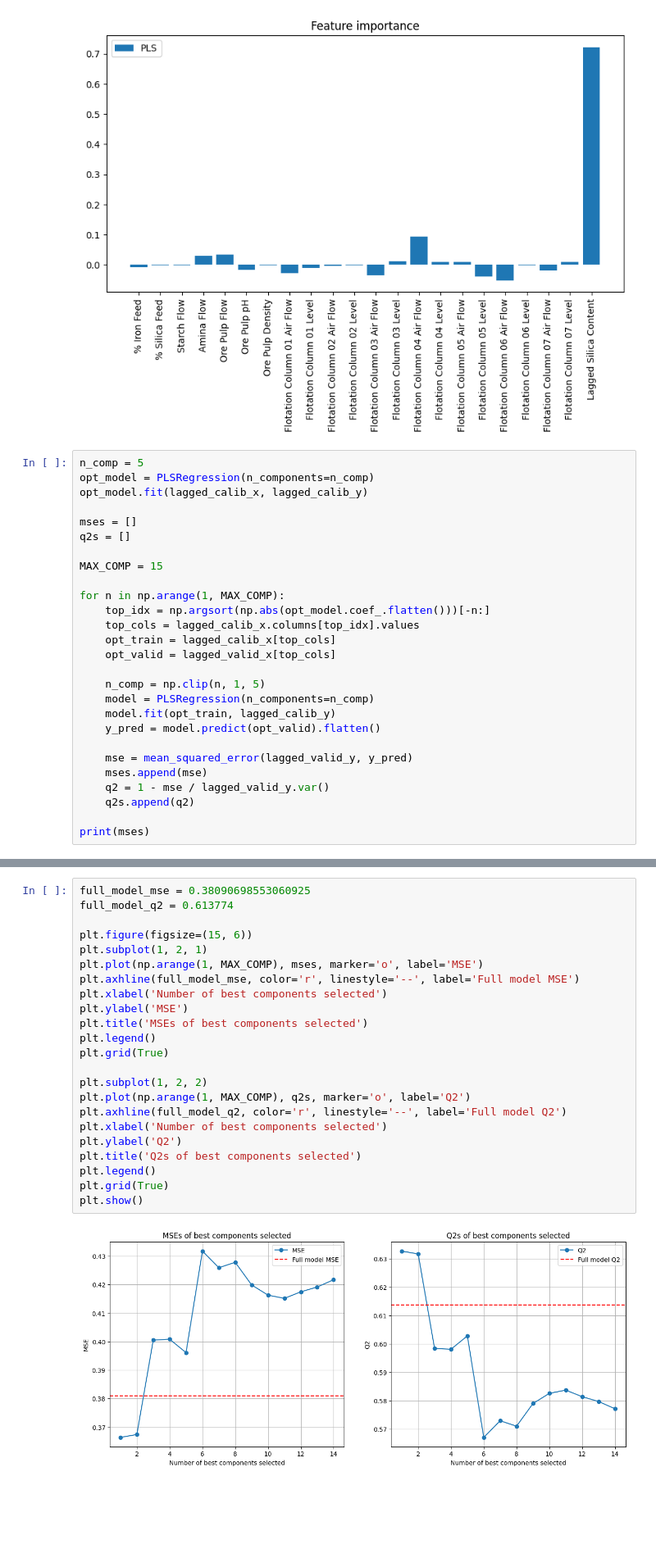
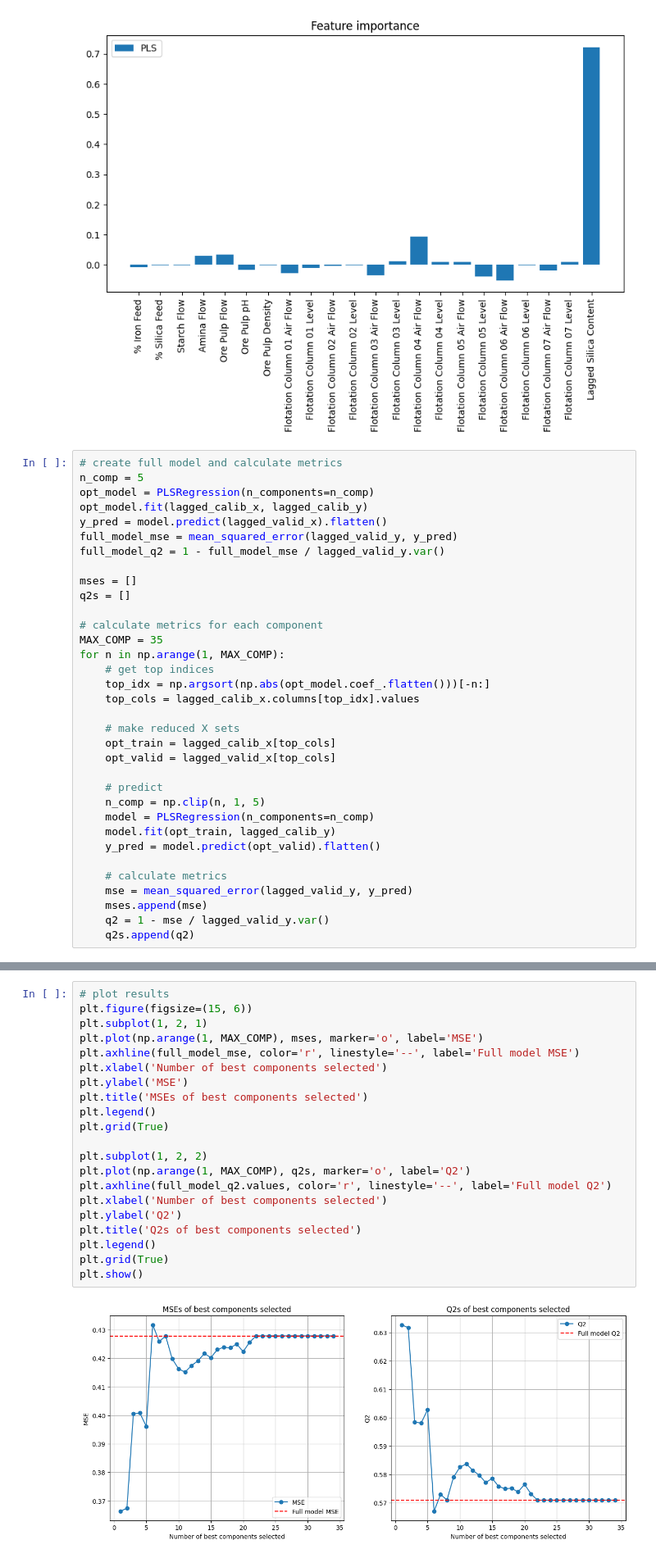
Before and after one commit to Unexp1ainable/ADAML-Project1, a Jupyter notebook: project_sam.ipynb, the cells around one changed output, grey strips where cells are left out. Shown: that part at 82% size. Cells and saved outputs as stored; diff of their text form; blank space fills up the shorter version.

Commit message:
added comments, changed hard coded part, created final model

```diff
--- a/project_sam.ipynb
+++ b/project_sam.ipynb
@@ -369,29 +369,36 @@ plt.show()
 # %% [output]
 [figure]
 # %%
+# create full model and calculate metrics
 n_comp = 5
 opt_model = PLSRegression(n_components=n_comp)
 opt_model.fit(lagged_calib_x, lagged_calib_y)
+y_pred = model.predict(lagged_valid_x).flatten()
+full_model_mse = mean_squared_error(lagged_valid_y, y_pred)
+full_model_q2 = 1 - full_model_mse / lagged_valid_y.var()
 
 mses = []
 q2s = []
 
-MAX_COMP = 15
-
+# calculate metrics for each component
+MAX_COMP = 35
 for n in np.arange(1, MAX_COMP):
+    # get top indices
     top_idx = np.argsort(np.abs(opt_model.coef_.flatten()))[-n:]
     top_cols = lagged_calib_x.columns[top_idx].values
+
+    # make reduced X sets
     opt_train = lagged_calib_x[top_cols]
     opt_valid = lagged_valid_x[top_cols]
 
+    # predict
     n_comp = np.clip(n, 1, 5)
     model = PLSRegression(n_components=n_comp)
     model.fit(opt_train, lagged_calib_y)
     y_pred = model.predict(opt_valid).flatten()
 
+    # calculate metrics
     mse = mean_squared_error(lagged_valid_y, y_pred)
     mses.append(mse)
     q2 = 1 - mse / lagged_valid_y.var()
     q2s.append(q2)
-
-print(mses)
@@ -400,25 +405,23 @@ print(mses)
 # %%
-full_model_mse = 0.38090698553060925
-full_model_q2 = 0.613774
-
+# plot results
 plt.figure(figsize=(15, 6))
 plt.subplot(1, 2, 1)
 plt.plot(np.arange(1, MAX_COMP), mses, marker='o', label='MSE')
 plt.axhline(full_model_mse, color='r', linestyle='--', label='Full model MSE')
 plt.xlabel('Number of best components selected')
 plt.ylabel('MSE')
 plt.title('MSEs of best components selected')
 plt.legend()
 plt.grid(True)
 
 plt.subplot(1, 2, 2)
 plt.plot(np.arange(1, MAX_COMP), q2s, marker='o', label='Q2')
-plt.axhline(full_model_q2, color='r', linestyle='--', label='Full model Q2')
+plt.axhline(full_model_q2.values, color='r', linestyle='--', label='Full model Q2')
 plt.xlabel('Number of best components selected')
 plt.ylabel('Q2')
 plt.title('Q2s of best components selected')
 plt.legend()
 plt.grid(True)
 plt.show()
 # %% [output]
-[figure, old version]
+[figure, new version]
```
Also changed, not shown: parts of 3 cells of this notebook.
